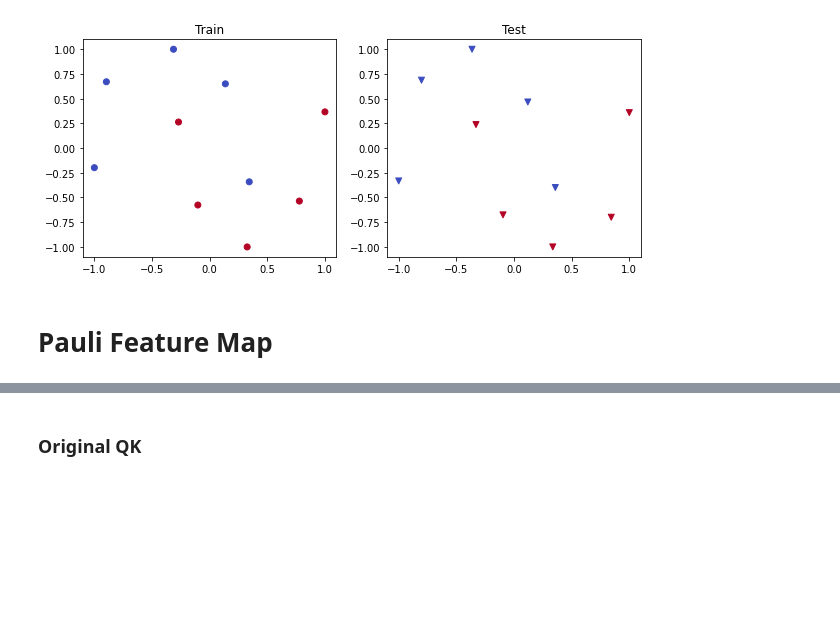
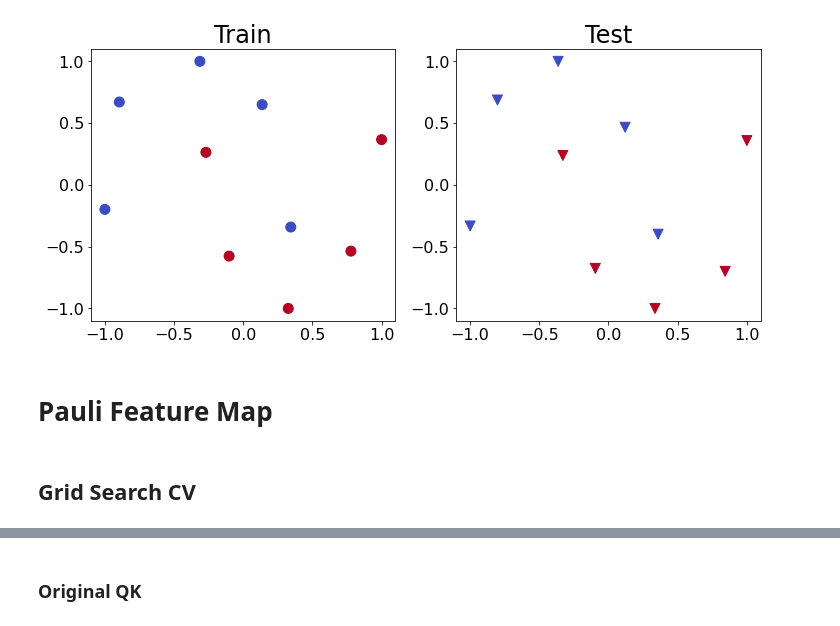
Before and after one commit to DmitriiNabok/QuantumKernelSupportVectorMachine, a Jupyter notebook: results/moons-QKE-pQKE-QKT.ipynb, the cells around one changed output, grey strips where cells are left out. Saved outputs shown, nothing was run; the diff lists cells and outputs as text; code cells hidden in the pictures; blank space fills up the shorter version.

```diff
--- a/results/moons-QKE-pQKE-QKT.ipynb
+++ b/results/moons-QKE-pQKE-QKT.ipynb
@@ -6,6 +6,7 @@ from sklearn.svm import SVC
 from sklearn.datasets import make_moons, make_circles
 from sklearn.preprocessing import MinMaxScaler
 from sklearn.model_selection import train_test_split
+from sklearn.model_selection import StratifiedShuffleSplit, StratifiedKFold, GridSearchCV
 
 from qiskit.circuit import Parameter, ParameterVector, QuantumCircuit
 from qksvm.scores import get_scores, print_scores
@@ -13,25 +14,36 @@ from qksvm.ProjectedQuantumKernel import ProjectedQuantumKernel
 from qksvm.QKSVC import QKSVC
 
 seed = 12345
+
+# plt.style.use('seaborn')
+plt.rcParams.update({
+    'xtick.labelsize' : 20,
+    'ytick.labelsize' : 20,
+    'lines.linewidth': 2,
+    'axes.titlesize' : 24,
+    'xtick.labelsize' : 16,
+    'ytick.labelsize' : 16,
+    'lines.markersize' : 10,
+})
 # %%
 # Generate data set
 X_train, y_train = make_moons(10, noise=0.05, random_state=0)
 X_test, y_test = make_moons(10, noise=0.05, random_state=1024)
 
 # rescaling
 X_train = MinMaxScaler(feature_range=(-1, 1), copy=False).fit_transform(X_train)
 X_test = MinMaxScaler(feature_range=(-1, 1), copy=False).fit_transform(X_test)
 
 # Visualize respectively the training and testing set
-fig, ax = plt.subplots(1, 2, figsize=[10, 4])
+fig, ax = plt.subplots(1, 2, figsize=[12, 5])
 ax[0].scatter(X_train[:,0], X_train[:,1],
               marker='o', c = plt.cm.coolwarm(np.array(y_train, dtype=np.float32)))
 ax[0].set_title('Train')
 ax[1].set_title('Test')
 ax[1].scatter(X_test[:,0], X_test[:,1], marker='v', c = plt.cm.coolwarm(np.array(y_test, dtype=np.float32)))
 plt.show()
 # %% [output]
-[figure, old version]
+[figure, new version]
 # %%
 # Visualize the decision function, boundary, and margins of +- 0.2
 def visualize_decision_bound(clf):
@@ -93,3 +105,5 @@ def visualize_projected_dataset(proj_kernel, X):
     plt.show()
 # %% [markdown]
 # Pauli Feature Map
+# %% [markdown]
+## Grid Search CV
```
Also changed, not shown: parts of 41 cells of this notebook, 31 other files.
